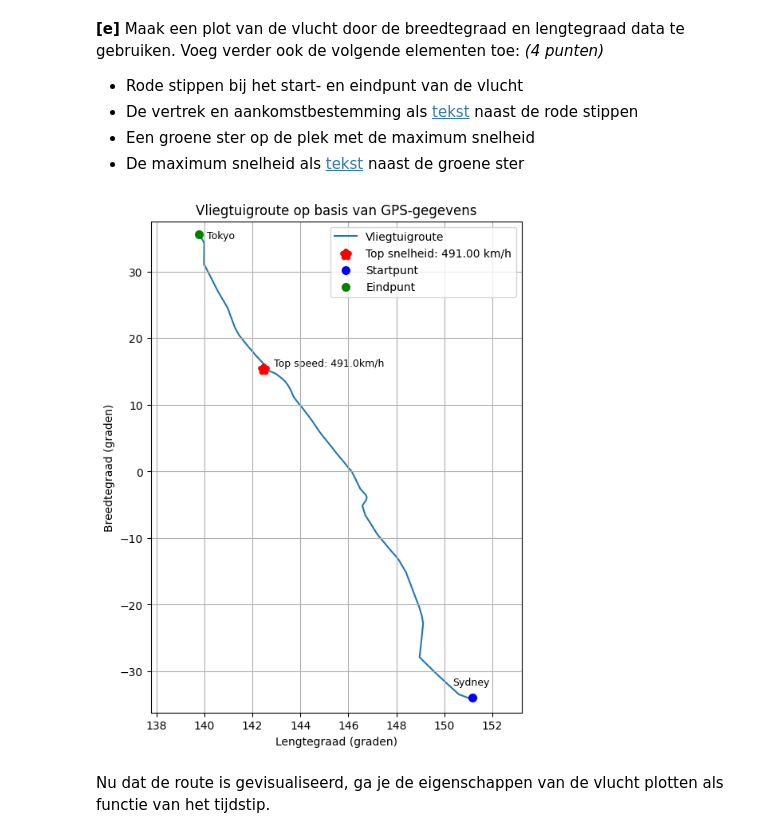
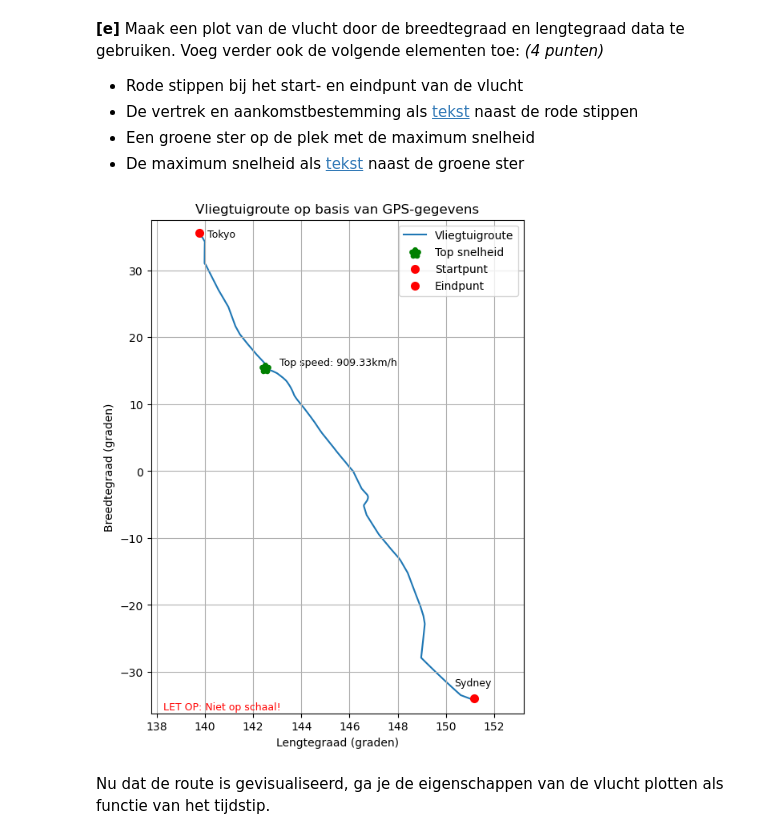
Before and after one commit to TheCaspeer/Universiteit-Leiden, a Jupyter notebook: PM mod4/Huiswerk4.ipynb, the cells around one changed output. Drawn from its saved outputs; the diff is of its cells as text; code cells hidden in the pictures.

```diff
--- a/PM mod4/Huiswerk4.ipynb
+++ b/PM mod4/Huiswerk4.ipynb
@@ -382,46 +397,53 @@ Een visualisatie zorgt voor meer inzicht in een dataset dan het lezen van een ta
 - De maximum snelheid als [tekst](https://matplotlib.org/stable/api/_as_gen/matplotlib.pyplot.text.html) naast de groene ster
 # %%
 top_speed_index = np.nanargmax(speed)
-top_speed = speed[top_speed_index]
+top_speed = speed[top_speed_index]*1.852 # knots to km/h
 
 
 '''
 Plots the flight as a function of longitude (x-axis), and longitude (y-axis):
 with the more eastern (higher) longitude to the right,
 and the more northern (higher) latitude to the top.
 '''
 
 
+# Making plot
 fig, ax = plt.subplots(figsize=(6,8))
 ax.plot(longitude, latitude, label="Vliegtuigroute",zorder=-1)
 ax.set_xlabel("Lengtegraad (graden)")
 ax.set_ylabel("Breedtegraad (graden)")
 ax.grid(True)
 ax.set_title("Vliegtuigroute op basis van GPS-gegevens")
 
-# defining plot limutes
+# Defining plot limits
 plt.xlim(longitude.min() - 2, longitude.max() + 2)
 plt.ylim(latitude.min() - 2, latitude.max() + 2)
 
 # Plotting top speed point
-ax.scatter(longitude[top_speed_index], latitude [top_speed_index], label=f"Top snelheid: {top_speed:.2f} km/h", marker="*",c="red",linewidths=5,zorder=1)
-top_speed_text = f"Top speed: {top_speed}km/h"
-plt.text(longitude[top_speed_index]+5,latitude[top_speed_index], top_speed_text, fontsize=9, verticalalignment="bottom",horizontalalignment="right",zorder=1) # offset is arbitrarily chosen to prevent text overlapping with point
+ax.scatter(longitude[top_speed_index], latitude [top_speed_index], label=f"Top snelheid", marker="*",c="green",linewidths=5,zorder=1) # cause for star being rounded out is unknown
+top_speed_text = f"Top speed: {top_speed:.2f}km/h"
+plt.text(longitude[top_speed_index]+5.5,latitude[top_speed_index], top_speed_text, fontsize=9, verticalalignment="bottom",horizontalalignment="right",zorder=1) # offset is arbitrarily chosen to prevent text overlapping with point
 
 # Plotting start point
-ax.scatter(longitude[0], latitude[0], c="blue", label="Startpunt",marker=".",linewidths=5,zorder=1)
+ax.scatter(longitude[0], latitude[0], c="red", label="Startpunt",marker=".",linewidths=5,zorder=1)
 begin_loc = "Sydney"
 plt.text(longitude[0]+0.7, latitude[0]+1.5, begin_loc, fontsize=9, verticalalignment='bottom', horizontalalignment='right',zorder=1) # offset is arbitrarily chosen to prevent text overlapping with point
 
 # Plotting end point
-ax.scatter(longitude[-1], latitude[-1], c="green", label="Eindpunt",marker=".",linewidths=5,zorder=1)
+ax.scatter(longitude[-1], latitude[-1], c="red", label="Eindpunt",marker=".",linewidths=5,zorder=1)
 end_loc = "Tokyo"
 plt.text(longitude[-1]+1.5, latitude[-1]-1, end_loc, fontsize=9, verticalalignment='bottom', horizontalalignment='right',zorder=1) # offset is arbitrarily chosen to prevent text overlapping with point
 
+# Plotting not to scale warning
+plt.text(longitude.min()-1.5,latitude.min()-1.5, "LET OP: Niet op schaal!", fontsize=9, color="red")
+
 ax.legend()
 plt.show()
+
+# https://www.geeksforgeeks.org/python/get-the-city-state-and-country-names-from-latitude-and-longitude-using-python/
+# Je kan ook leuk met dit het dynamisch maken, maar je mag niks extra importen :(
 # %% [output]
-[figure, old version]
+[figure, new version]
 # %% [markdown]
 Nu dat de route is gevisualiseerd, ga je de eigenschappen van de vlucht plotten als functie van het tijdstip.
 # %% [markdown]
```
Also changed, not shown: parts of 8 cells of this notebook.
